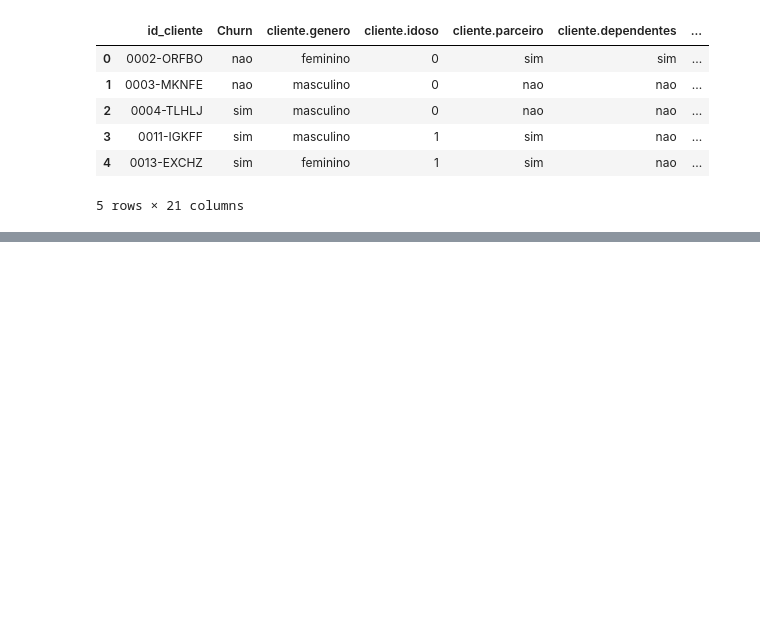
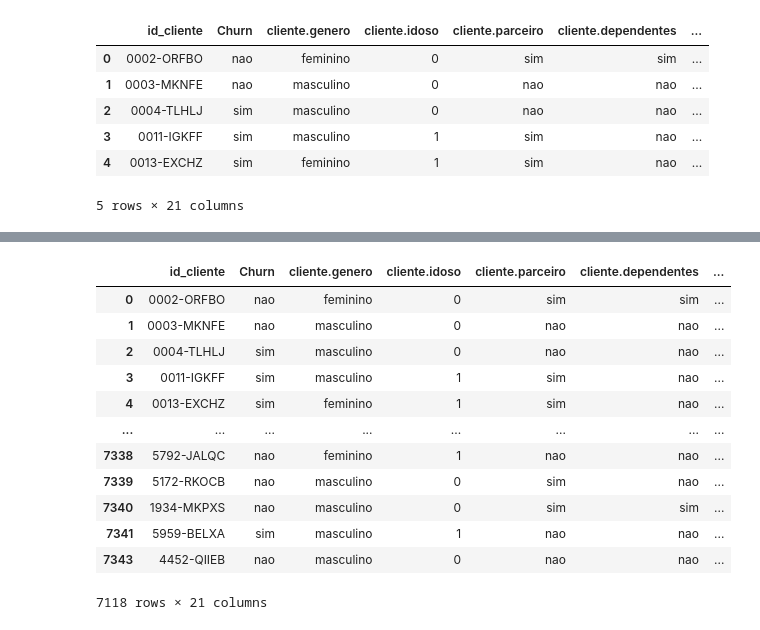
Before and after one commit to DouglasLeite77/python, a Jupyter notebook: curso 05 panda/app.ipynb, the cells around one changed output, grey strips where cells are left out. Saved outputs shown, nothing was run; the diff lists cells and outputs as text; code cells hidden in the pictures; blank space fills up the shorter version.

```diff
--- a/curso 05 panda/app.ipynb
+++ b/curso 05 panda/app.ipynb
@@ -30,0 +52,7 @@ dados.head()
+# %%
+idx = dados[dados['conta.cobranca.Total'] == ' '].index
+dados.loc[idx, 'conta.cobranca.Total'] = dados.loc[idx, 'conta.cobranca.mensal'] * 24
+# %%
+dados.loc[idx, 'cliente.tempo_servico'] = 24
+# %%
+dados['conta.cobranca.Total'] = dados['conta.cobranca.Total'].astype(np.float64)
@@ -30,0 +112,19 @@ dados.head()
+# %%
+dados_inicial = dados.copy()
+dados = dados_inicial[dados_inicial['Churn'] != ''].copy()
+# %%
+dados
+# %% [output]
+|  | id_cliente | Churn | cliente.genero | cliente.idoso | cliente.parceiro | cliente.dependentes | ... |
+| 0 | 0002-ORFBO | nao | feminino | 0 | sim | sim | ... |
+| 1 | 0003-MKNFE | nao | masculino | 0 | nao | nao | ... |
+| 2 | 0004-TLHLJ | sim | masculino | 0 | nao | nao | ... |
+| 3 | 0011-IGKFF | sim | masculino | 1 | sim | nao | ... |
+| 4 | 0013-EXCHZ | sim | feminino | 1 | sim | nao | ... |
+| ... | ... | ... | ... | ... | ... | ... | ... |
+| 7338 | 5792-JALQC | nao | feminino | 1 | nao | nao | ... |
+| 7339 | 5172-RKOCB | nao | masculino | 0 | sim | nao | ... |
+| 7340 | 1934-MKPXS | nao | masculino | 0 | sim | sim | ... |
+| 7341 | 5959-BELXA | sim | masculino | 1 | nao | nao | ... |
+| 7343 | 4452-QIIEB | nao | masculino | 0 | nao | nao | ... |
+7118 rows × 21 columns
```
Also changed, not shown: parts of 9 cells of this notebook.
